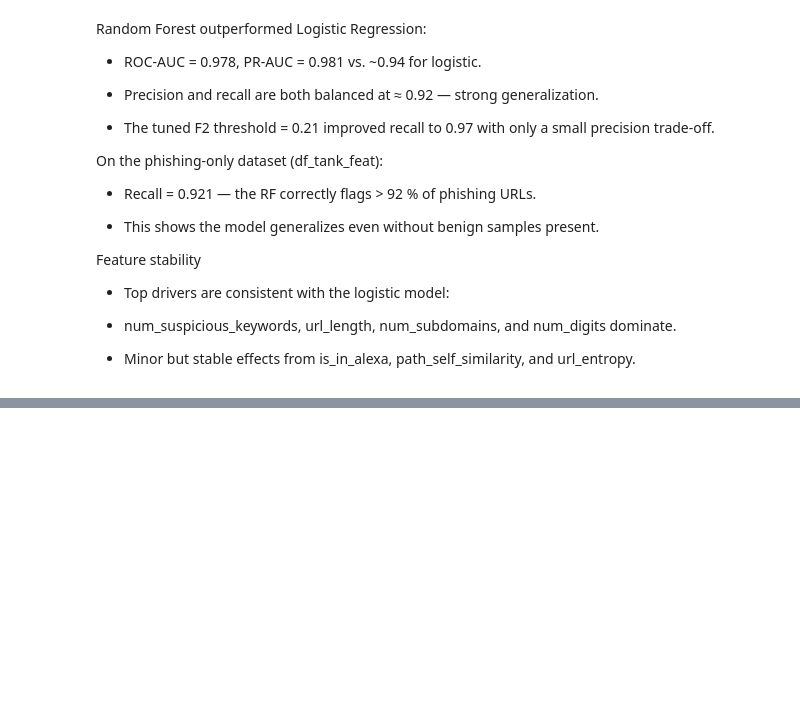
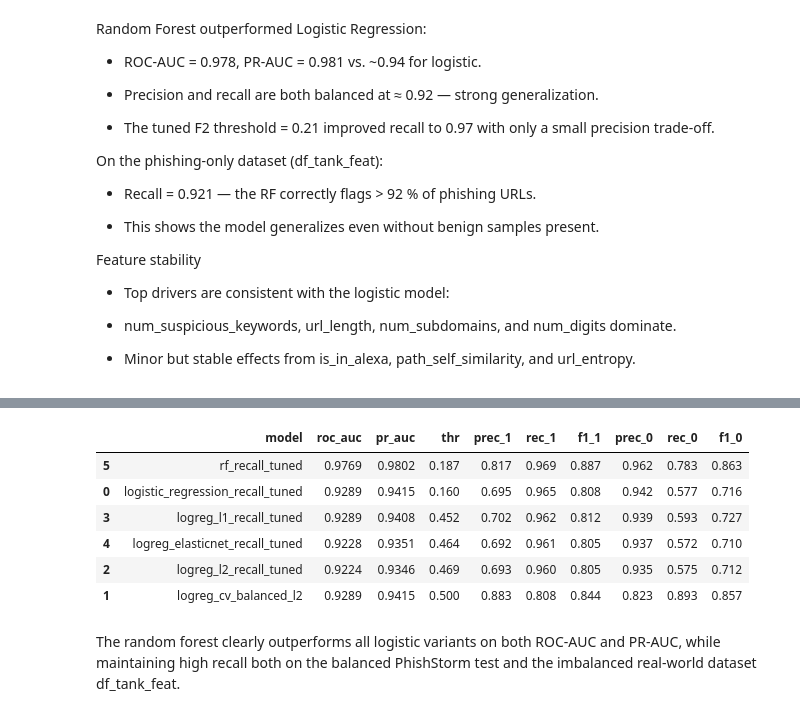
Before and after one commit to polinacsv/phishing_URL_detection, a Jupyter notebook: notebooks/03_model_baseline.ipynb, the cells around one changed output, grey strips where cells are left out. Cells and saved outputs as stored; diff of their text form; code cells hidden in the pictures; blank space fills up the shorter version.

```diff
--- a/notebooks/03_model_baseline.ipynb
+++ b/notebooks/03_model_baseline.ipynb
@@ -2529,16 +2529,3 @@ Feature stability
 - num_suspicious_keywords, url_length, num_subdomains, and num_digits dominate.
 
 - Minor but stable effects from is_in_alexa, path_self_similarity, and url_entropy.
-# %%
-from sklearn.model_selection import GridSearchCV
-rf_base = RandomForestClassifier(class_weight="balanced_subsample", n_jobs=-1, random_state=42)
-grid = {
-    "n_estimators": [300, 600],
-    "max_depth": [None, 20, 40],
-    "min_samples_split": [2, 5, 10],
-    "min_samples_leaf": [1, 2, 4],
-    "max_features": ["sqrt", 0.5, None],
-}
-rf_gs = GridSearchCV(rf_base, grid, scoring="recall", cv=5, n_jobs=-1)
-rf_gs.fit(X_train_scaled, y_train)
-print("Best RF params:", rf_gs.best_params_)
@@ -2544,0 +2680,13 @@ print("Best RF params:", rf_gs.best_params_)
+# %%
+comparison = pd.DataFrame([to_row(k, v) for k, v in results.items()]).sort_values(["rec_1","pr_auc","roc_auc"], ascending=False)
+display(comparison)
+# %% [output]
+|  | model | roc_auc | pr_auc | thr | prec_1 | rec_1 | f1_1 | prec_0 | rec_0 | f1_0 |
+| 5 | rf_recall_tuned | 0.9769 | 0.9802 | 0.187 | 0.817 | 0.969 | 0.887 | 0.962 | 0.783 | 0.863 |
+| 0 | logistic_regression_recall_tuned | 0.9289 | 0.9415 | 0.160 | 0.695 | 0.965 | 0.808 | 0.942 | 0.577 | 0.716 |
+| 3 | logreg_l1_recall_tuned | 0.9289 | 0.9408 | 0.452 | 0.702 | 0.962 | 0.812 | 0.939 | 0.593 | 0.727 |
+| 4 | logreg_elasticnet_recall_tuned | 0.9228 | 0.9351 | 0.464 | 0.692 | 0.961 | 0.805 | 0.937 | 0.572 | 0.710 |
+| 2 | logreg_l2_recall_tuned | 0.9224 | 0.9346 | 0.469 | 0.693 | 0.960 | 0.805 | 0.935 | 0.575 | 0.712 |
+| 1 | logreg_cv_balanced_l2 | 0.9289 | 0.9415 | 0.500 | 0.883 | 0.808 | 0.844 | 0.823 | 0.893 | 0.857 |
+# %% [markdown]
+The random forest clearly outperforms all logistic variants on both ROC-AUC and PR-AUC, while maintaining high recall both on the balanced PhishStorm test and the imbalanced real-world dataset df_tank_feat.
```
Also changed, not shown: parts of 2 cells of this notebook.
